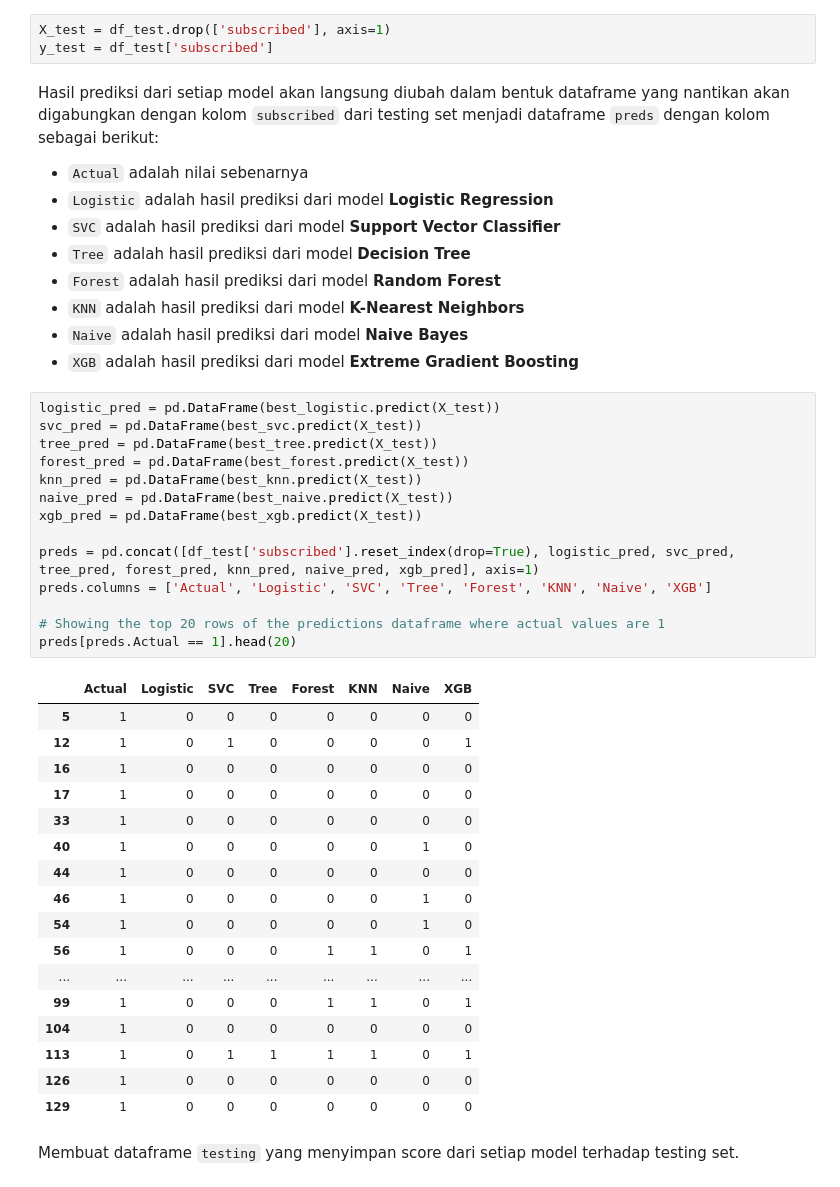
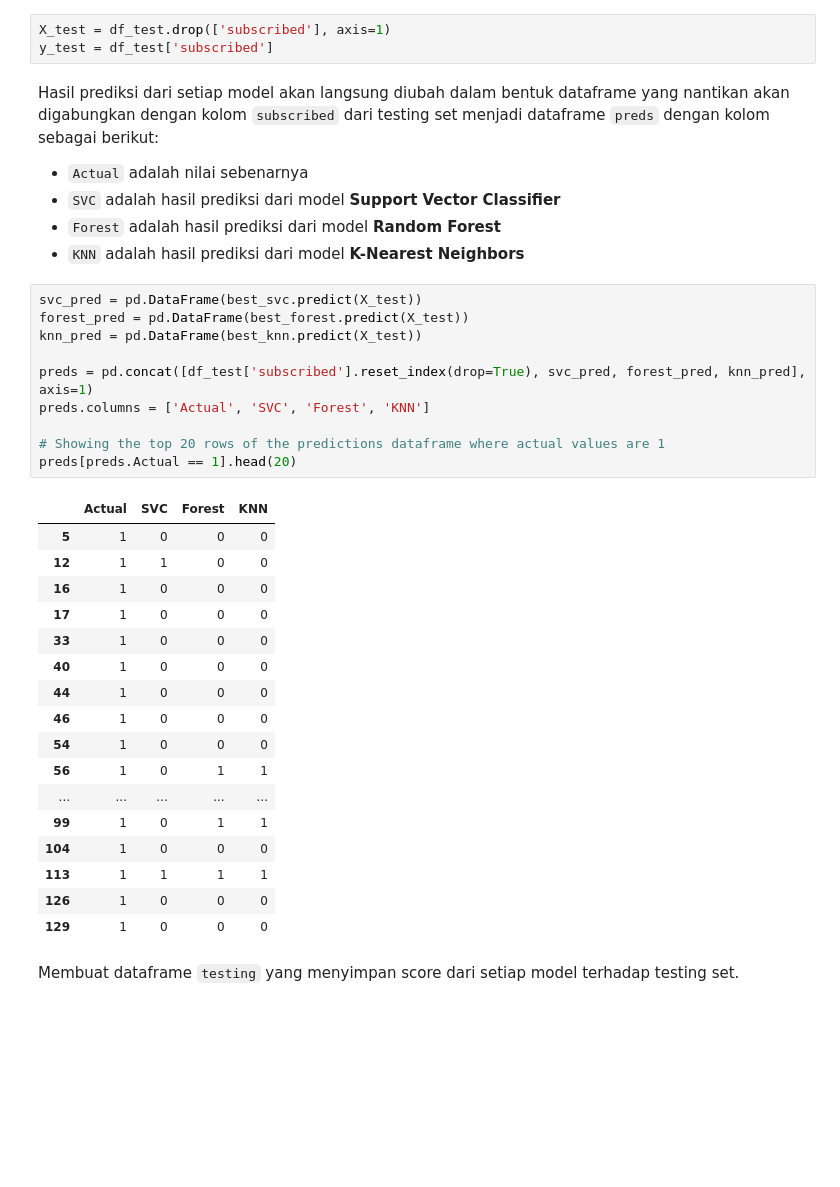
Before and after one commit to Penzragon/h8dsft_P1Milestone1, a Jupyter notebook: script.ipynb, the cells around one changed output. Cells and saved outputs as stored; diff of their text form; blank space fills up the shorter version.

```diff
--- a/script.ipynb
+++ b/script.ipynb
@@ -992,45 +994,37 @@ y_test = df_test['subscribed']
 # %% [markdown]
 Hasil prediksi dari setiap model akan langsung diubah dalam bentuk dataframe yang nantikan akan digabungkan dengan kolom `subscribed` dari testing set menjadi dataframe `preds` dengan kolom sebagai berikut:
 - `Actual` adalah nilai sebenarnya
-- `Logistic` adalah hasil prediksi dari model **Logistic Regression**
 - `SVC` adalah hasil prediksi dari model **Support Vector Classifier**
-- `Tree` adalah hasil prediksi dari model **Decision Tree**
 - `Forest` adalah hasil prediksi dari model **Random Forest**
 - `KNN` adalah hasil prediksi dari model **K-Nearest Neighbors**
-- `Naive` adalah hasil prediksi dari model **Naive Bayes**
-- `XGB` adalah hasil prediksi dari model **Extreme Gradient Boosting**
 # %%
-logistic_pred = pd.DataFrame(best_logistic.predict(X_test))
 svc_pred = pd.DataFrame(best_svc.predict(X_test))
-tree_pred = pd.DataFrame(best_tree.predict(X_test))
 forest_pred = pd.DataFrame(best_forest.predict(X_test))
 knn_pred = pd.DataFrame(best_knn.predict(X_test))
-naive_pred = pd.DataFrame(best_naive.predict(X_test))
-xgb_pred = pd.DataFrame(best_xgb.predict(X_test))
 
-preds = pd.concat([df_test['subscribed'].reset_index(drop=True), logistic_pred, svc_pred, tree_pred, forest_pred, knn_pred, naive_pred, xgb_pred], axis=1)
-preds.columns = ['Actual', 'Logistic', 'SVC', 'Tree', 'Forest', 'KNN', 'Naive', 'XGB']
+preds = pd.concat([df_test['subscribed'].reset_index(drop=True), svc_pred, forest_pred, knn_pred], axis=1)
+preds.columns = ['Actual', 'SVC', 'Forest', 'KNN']
 
 # Showing the top 20 rows of the predictions dataframe where actual values are 1
 preds[preds.Actual == 1].head(20)
 # %% [output]
-|  | Actual | Logistic | SVC | Tree | Forest | KNN | Naive | XGB |
-| 5 | 1 | 0 | 0 | 0 | 0 | 0 | 0 | 0 |
-| 12 | 1 | 0 | 1 | 0 | 0 | 0 | 0 | 1 |
-| 16 | 1 | 0 | 0 | 0 | 0 | 0 | 0 | 0 |
-| 17 | 1 | 0 | 0 | 0 | 0 | 0 | 0 | 0 |
-| 33 | 1 | 0 | 0 | 0 | 0 | 0 | 0 | 0 |
-| 40 | 1 | 0 | 0 | 0 | 0 | 0 | 1 | 0 |
-| 44 | 1 | 0 | 0 | 0 | 0 | 0 | 0 | 0 |
-| 46 | 1 | 0 | 0 | 0 | 0 | 0 | 1 | 0 |
-| 54 | 1 | 0 | 0 | 0 | 0 | 0 | 1 | 0 |
-| 56 | 1 | 0 | 0 | 0 | 1 | 1 | 0 | 1 |
-| ... | ... | ... | ... | ... | ... | ... | ... | ... |
-| 99 | 1 | 0 | 0 | 0 | 1 | 1 | 0 | 1 |
-| 104 | 1 | 0 | 0 | 0 | 0 | 0 | 0 | 0 |
-| 113 | 1 | 0 | 1 | 1 | 1 | 1 | 0 | 1 |
-| 126 | 1 | 0 | 0 | 0 | 0 | 0 | 0 | 0 |
-| 129 | 1 | 0 | 0 | 0 | 0 | 0 | 0 | 0 |
+|  | Actual | SVC | Forest | KNN |
+| 5 | 1 | 0 | 0 | 0 |
+| 12 | 1 | 1 | 0 | 0 |
+| 16 | 1 | 0 | 0 | 0 |
+| 17 | 1 | 0 | 0 | 0 |
+| 33 | 1 | 0 | 0 | 0 |
+| 40 | 1 | 0 | 0 | 0 |
+| 44 | 1 | 0 | 0 | 0 |
+| 46 | 1 | 0 | 0 | 0 |
+| 54 | 1 | 0 | 0 | 0 |
+| 56 | 1 | 0 | 1 | 1 |
+| ... | ... | ... | ... | ... |
+| 99 | 1 | 0 | 1 | 1 |
+| 104 | 1 | 0 | 0 | 0 |
+| 113 | 1 | 1 | 1 | 1 |
+| 126 | 1 | 0 | 0 | 0 |
+| 129 | 1 | 0 | 0 | 0 |
 # %% [markdown]
 Membuat dataframe `testing` yang menyimpan score dari setiap model terhadap testing set.
 # %%
```
Also changed, not shown: parts of 10 cells of this notebook.
